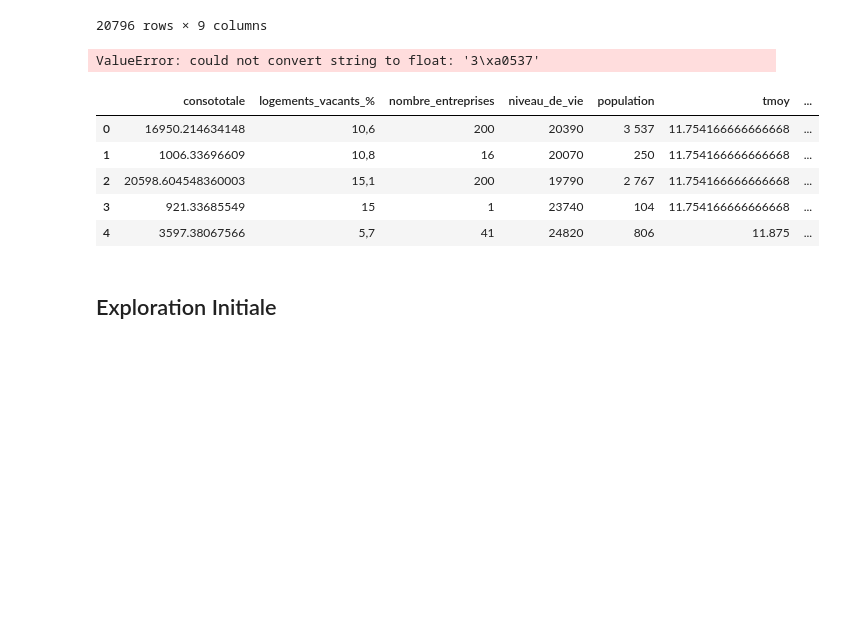
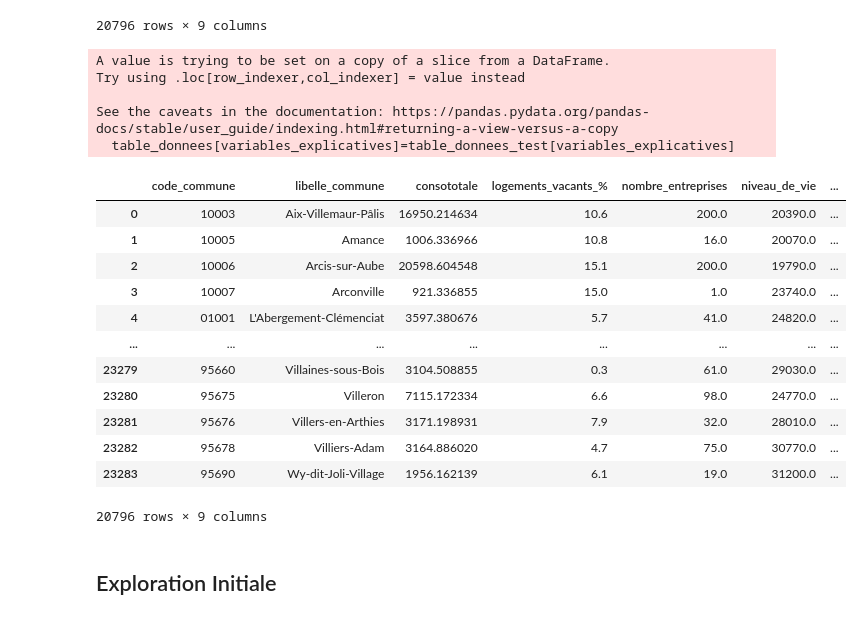
Before and after one commit to tgarnier067/Projet-Python-2023, a Jupyter notebook: Notebook_unique_a_renommer.ipynb, the cells around one changed output. Saved outputs shown, nothing was run; the diff lists cells and outputs as text; code cells hidden in the pictures; blank space fills up the shorter version.

Commit message:
Transformation des virgules en point dans les données

```diff
--- a/Notebook_unique_a_renommer.ipynb
+++ b/Notebook_unique_a_renommer.ipynb
@@ -577,48 +575,39 @@ table_donnees.to_csv('table_donnees.csv', index=False)
 # %%
-import pandas as pd
-
 # Liste des variables explicatives
 variables_explicatives = ['consototale', 'logements_vacants_%', 'nombre_entreprises', 'niveau_de_vie', 'population', 'tmoy', 'taux_deplacement_domicile_travail']
-
 # Convertir la colonne en type chaîne
 table_donnees_test = table_donnees[variables_explicatives].astype(str)
 
 # Nettoyer les colonnes avec des virgules et convertir en float
 for variable in variables_explicatives:
     table_donnees_test[variable] = table_donnees_test[variable].str.replace(',', '.')
+    table_donnees_test[variable] = table_donnees_test[variable].str.replace('\xa0', ' ')
+    table_donnees_test[variable] = table_donnees_test[variable].str.replace(' ', '')
 
 # Convertir les colonnes en type float
 table_donnees_test = table_donnees_test.astype(float)
 
-# Afficher les premières lignes du tableau après la conversion
-print(table_donnees_test.head())
+table_donnees[variables_explicatives]=table_donnees_test[variables_explicatives]
+table_donnees
 # %% [output]
-ValueError: could not convert string to float: '3\xa0537'
+A value is trying to be set on a copy of a slice from a DataFrame.
+Try using .loc[row_indexer,col_indexer] = value instead
+
+See the caveats in the documentation: https://pandas.pydata.org/pandas-docs/stable/user_guide/indexing.html#returning-a-view-versus-a-copy
+  table_donnees[variables_explicatives]=table_donnees_test[variables_explicatives]
+|  | code_commune | libelle_commune | consototale | logements_vacants_% | nombre_entreprises | niveau_de_vie | ... |
+| 0 | 10003 | Aix-Villemaur-Pâlis | 16950.214634 | 10.6 | 200.0 | 20390.0 | ... |
+| 1 | 10005 | Amance | 1006.336966 | 10.8 | 16.0 | 20070.0 | ... |
+| 2 | 10006 | Arcis-sur-Aube | 20598.604548 | 15.1 | 200.0 | 19790.0 | ... |
+| 3 | 10007 | Arconville | 921.336855 | 15.0 | 1.0 | 23740.0 | ... |
+| 4 | 01001 | L'Abergement-Clémenciat | 3597.380676 | 5.7 | 41.0 | 24820.0 | ... |
+| ... | ... | ... | ... | ... | ... | ... | ... |
+| 23279 | 95660 | Villaines-sous-Bois | 3104.508855 | 0.3 | 61.0 | 29030.0 | ... |
+| 23280 | 95675 | Villeron | 7115.172334 | 6.6 | 98.0 | 24770.0 | ... |
+| 23281 | 95676 | Villers-en-Arthies | 3171.198931 | 7.9 | 32.0 | 28010.0 | ... |
+| 23282 | 95678 | Villiers-Adam | 3164.886020 | 4.7 | 75.0 | 30770.0 | ... |
+| 23283 | 95690 | Wy-dit-Joli-Village | 1956.162139 | 6.1 | 19.0 | 31200.0 | ... |
+20796 rows × 9 columns
-# %%
-# Modifier les virgules en point
-
-import pandas as pd
-
-# Liste des variables explicatives
-variables_explicatives = ['consototale', 'logements_vacants_%', 'nombre_entreprises', 'niveau_de_vie', 'population', 'tmoy', 'taux_deplacement_domicile_travail']
-
-# Convertir la colonne en type chaîne
-table_donnees_test = table_donnees[variables_explicatives]
-table_donnees_test.astype(str)
-
-# Nettoyer les colonnes avec des virgules et convertir en float
-for variable in variables_explicatives:
-    table_donnees_test[variable] = table_donnees_test[variable].astype(str).replace(',', '.')
-
-# Afficher les premières lignes du tableau après la conversion
-table_donnees_test.head()
-# %% [output]
-|  | consototale | logements_vacants_% | nombre_entreprises | niveau_de_vie | population | tmoy | ... |
-| 0 | 16950.214634148 | 10,6 | 200 | 20390 | 3 537 | 11.754166666666668 | ... |
-| 1 | 1006.33696609 | 10,8 | 16 | 20070 | 250 | 11.754166666666668 | ... |
-| 2 | 20598.604548360003 | 15,1 | 200 | 19790 | 2 767 | 11.754166666666668 | ... |
-| 3 | 921.33685549 | 15 | 1 | 23740 | 104 | 11.754166666666668 | ... |
-| 4 | 3597.38067566 | 5,7 | 41 | 24820 | 806 | 11.875 | ... |
 # %% [markdown]
 ## Exploration Initiale
 # %% [markdown]
```
Also changed, not shown: parts of 2 cells of this notebook.
